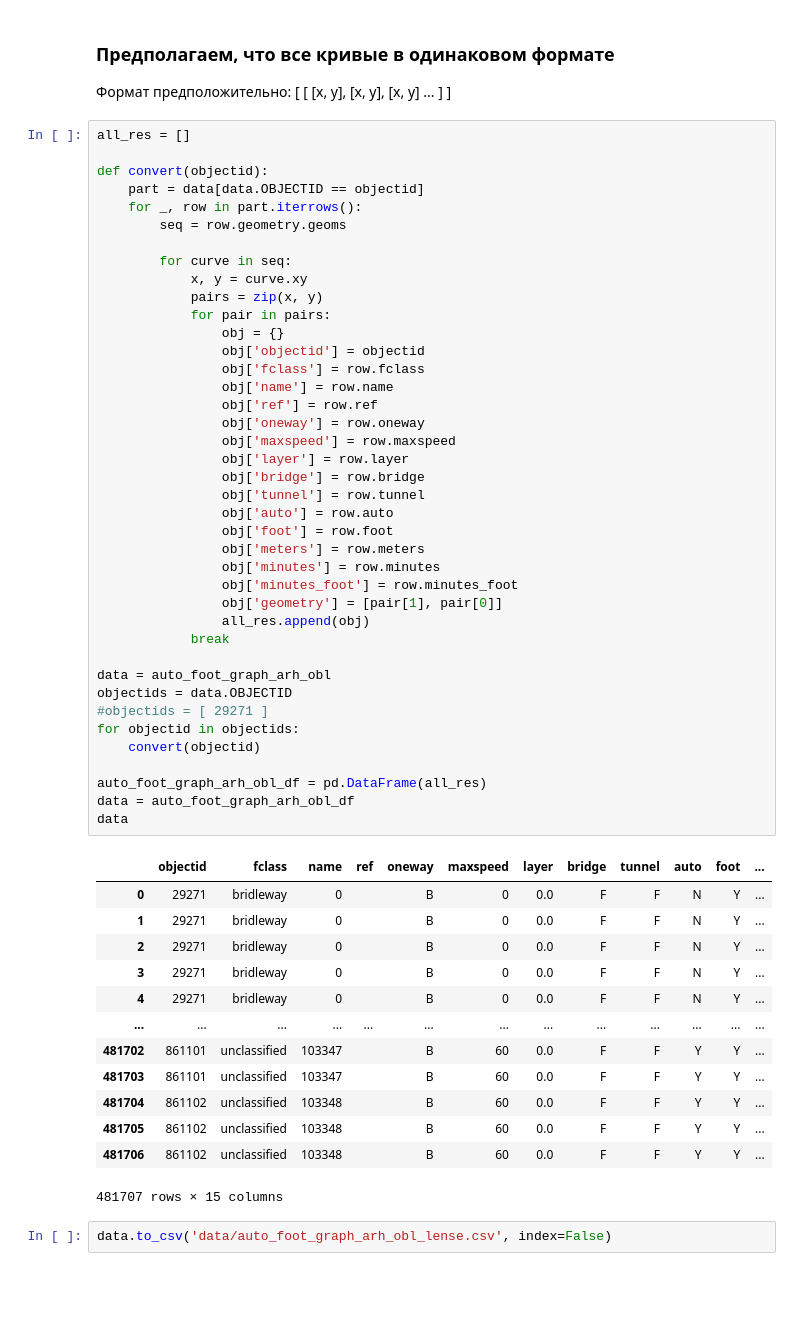
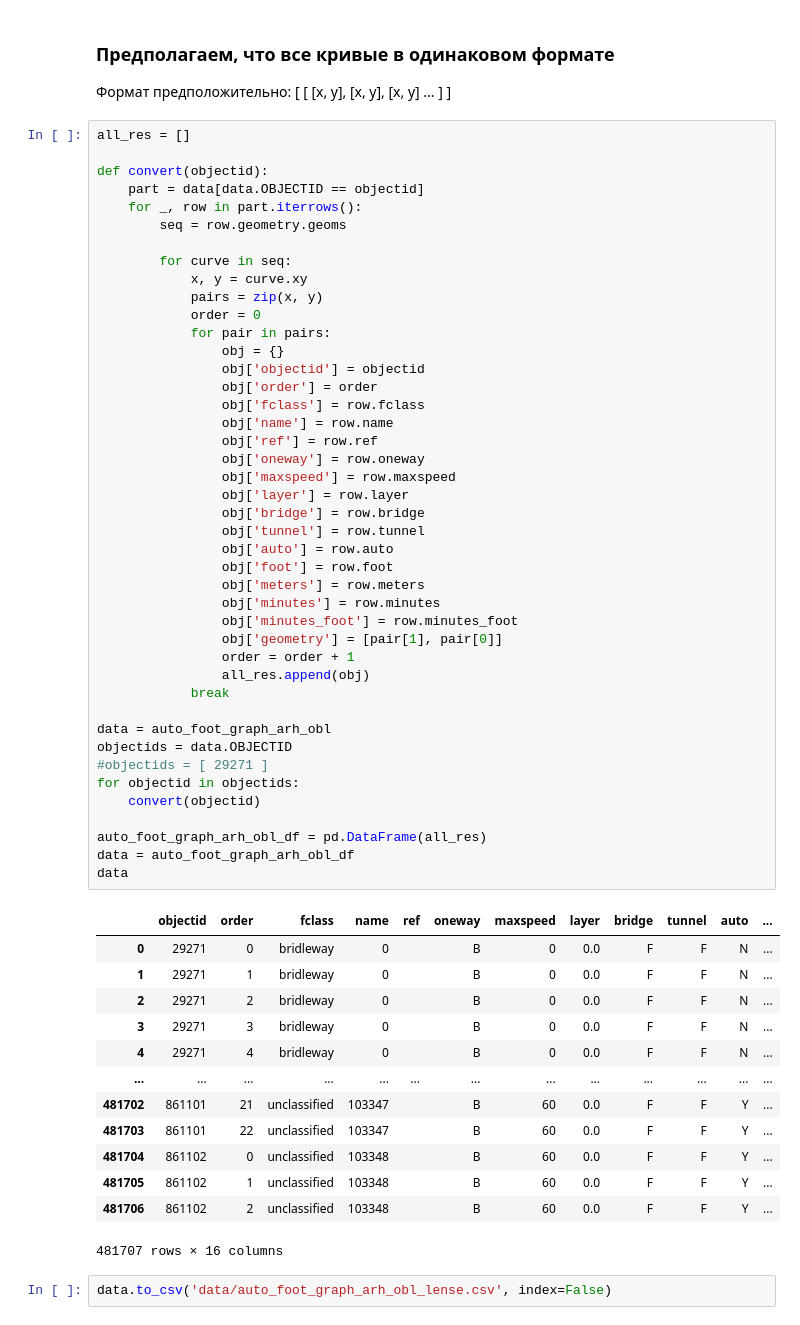
Before and after one commit to NorthGateVologda/NorthGate, a Jupyter notebook: Notebooks/GeoJSON/auto_foot_graph_arh_obl.ipynb, the cells around one changed output. Drawn from its saved outputs; the diff is of its cells as text; blank space fills up the shorter version.

```diff
--- a/Notebooks/GeoJSON/auto_foot_graph_arh_obl.ipynb
+++ b/Notebooks/GeoJSON/auto_foot_graph_arh_obl.ipynb
@@ -67,48 +67,51 @@ def convert(objectid):
         for curve in seq:
             x, y = curve.xy
             pairs = zip(x, y)
+            order = 0
             for pair in pairs:
                 obj = {}
                 obj['objectid'] = objectid
+                obj['order'] = order
                 obj['fclass'] = row.fclass
                 obj['name'] = row.name
                 obj['ref'] = row.ref
                 obj['oneway'] = row.oneway
                 obj['maxspeed'] = row.maxspeed
                 obj['layer'] = row.layer
                 obj['bridge'] = row.bridge
                 obj['tunnel'] = row.tunnel
                 obj['auto'] = row.auto
                 obj['foot'] = row.foot
                 obj['meters'] = row.meters
                 obj['minutes'] = row.minutes
                 obj['minutes_foot'] = row.minutes_foot
                 obj['geometry'] = [pair[1], pair[0]]
+                order = order + 1
                 all_res.append(obj)
             break
 
 data = auto_foot_graph_arh_obl
 objectids = data.OBJECTID
 #objectids = [ 29271 ]
 for objectid in objectids:
     convert(objectid)
 
 auto_foot_graph_arh_obl_df = pd.DataFrame(all_res)
 data = auto_foot_graph_arh_obl_df
 data
 # %% [output]
-|  | objectid | fclass | name | ref | oneway | maxspeed | layer | bridge | tunnel | auto | foot | ... |
-| 0 | 29271 | bridleway | 0 |  | B | 0 | 0.0 | F | F | N | Y | ... |
-| 1 | 29271 | bridleway | 0 |  | B | 0 | 0.0 | F | F | N | Y | ... |
-| 2 | 29271 | bridleway | 0 |  | B | 0 | 0.0 | F | F | N | Y | ... |
-| 3 | 29271 | bridleway | 0 |  | B | 0 | 0.0 | F | F | N | Y | ... |
-| 4 | 29271 | bridleway | 0 |  | B | 0 | 0.0 | F | F | N | Y | ... |
+|  | objectid | order | fclass | name | ref | oneway | maxspeed | layer | bridge | tunnel | auto | ... |
+| 0 | 29271 | 0 | bridleway | 0 |  | B | 0 | 0.0 | F | F | N | ... |
+| 1 | 29271 | 1 | bridleway | 0 |  | B | 0 | 0.0 | F | F | N | ... |
+| 2 | 29271 | 2 | bridleway | 0 |  | B | 0 | 0.0 | F | F | N | ... |
+| 3 | 29271 | 3 | bridleway | 0 |  | B | 0 | 0.0 | F | F | N | ... |
+| 4 | 29271 | 4 | bridleway | 0 |  | B | 0 | 0.0 | F | F | N | ... |
 | ... | ... | ... | ... | ... | ... | ... | ... | ... | ... | ... | ... | ... |
-| 481702 | 861101 | unclassified | 103347 |  | B | 60 | 0.0 | F | F | Y | Y | ... |
-| 481703 | 861101 | unclassified | 103347 |  | B | 60 | 0.0 | F | F | Y | Y | ... |
-| 481704 | 861102 | unclassified | 103348 |  | B | 60 | 0.0 | F | F | Y | Y | ... |
-| 481705 | 861102 | unclassified | 103348 |  | B | 60 | 0.0 | F | F | Y | Y | ... |
-| 481706 | 861102 | unclassified | 103348 |  | B | 60 | 0.0 | F | F | Y | Y | ... |
+| 481702 | 861101 | 21 | unclassified | 103347 |  | B | 60 | 0.0 | F | F | Y | ... |
+| 481703 | 861101 | 22 | unclassified | 103347 |  | B | 60 | 0.0 | F | F | Y | ... |
+| 481704 | 861102 | 0 | unclassified | 103348 |  | B | 60 | 0.0 | F | F | Y | ... |
+| 481705 | 861102 | 1 | unclassified | 103348 |  | B | 60 | 0.0 | F | F | Y | ... |
+| 481706 | 861102 | 2 | unclassified | 103348 |  | B | 60 | 0.0 | F | F | Y | ... |
-481707 rows × 15 columns
+481707 rows × 16 columns
 # %%
 data.to_csv('data/auto_foot_graph_arh_obl_lense.csv', index=False)
```
